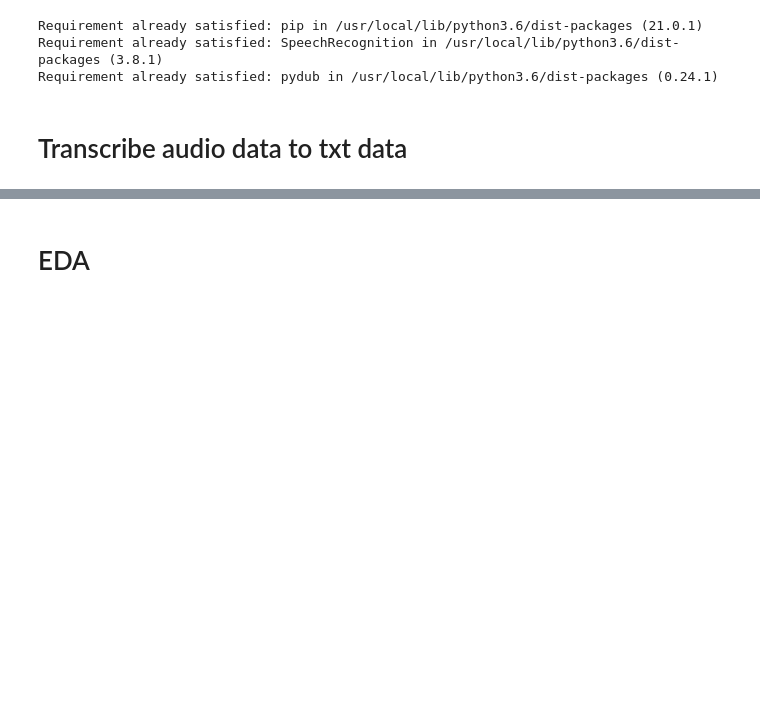
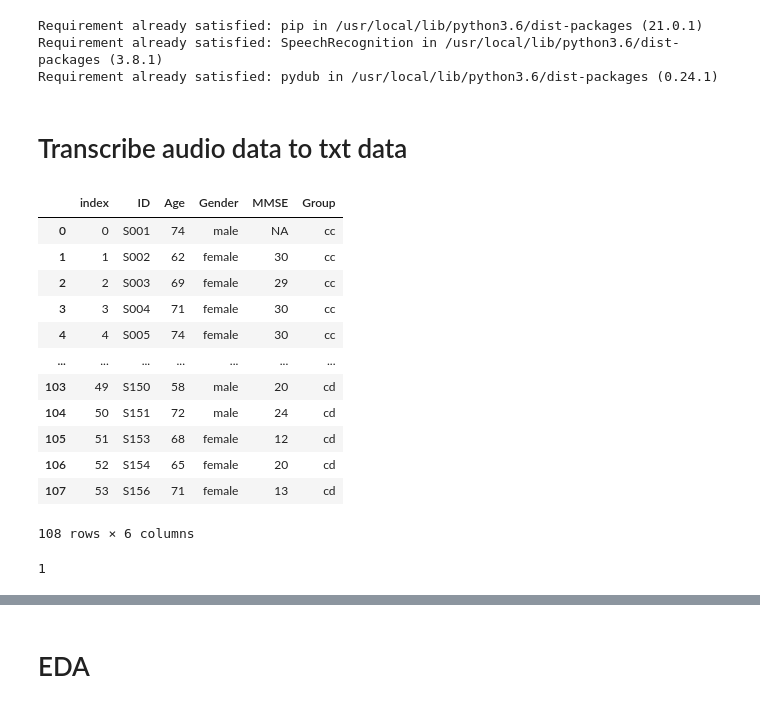
Before and after one commit to W210-SP21-Capstone-Dementia/model, a Jupyter notebook: 2-Speech-to-text.ipynb, the cells around one changed output, grey strips where cells are left out. Saved outputs shown, nothing was run; the diff lists cells and outputs as text; code cells hidden in the pictures; blank space fills up the shorter version.

```diff
--- a/2-Speech-to-text.ipynb
+++ b/2-Speech-to-text.ipynb
@@ -42,3 +42,30 @@ text_path_cd = data_path + '/transcription/cd/'
 lang_ = 'en-US'
 
 r = sr.Recognizer()
+# %%
+meta_cc = pd.read_csv(data_path + '/cc_meta_data.txt', sep=";", header=0,
+                      names = ['ID', 'Age', 'Gender', 'MMSE'])
+meta_cd = pd.read_csv(data_path + '/cd_meta_data.txt', sep=";", header=0,
+                      names = ['ID', 'Age', 'Gender', 'MMSE'])
+
+meta = meta_cc.assign(Group = 'cc').append(meta_cd.assign(Group = 'cd')).reset_index()
+
+meta
+# %% [output]
+|  | index | ID | Age | Gender | MMSE | Group |
+| 0 | 0 | S001 | 74 | male | NA | cc |
+| 1 | 1 | S002 | 62 | female | 30 | cc |
+| 2 | 2 | S003 | 69 | female | 29 | cc |
+| 3 | 3 | S004 | 71 | female | 30 | cc |
+| 4 | 4 | S005 | 74 | female | 30 | cc |
+| ... | ... | ... | ... | ... | ... | ... |
+| 103 | 49 | S150 | 58 | male | 20 | cd |
+| 104 | 50 | S151 | 72 | male | 24 | cd |
+| 105 | 51 | S153 | 68 | female | 12 | cd |
+| 106 | 52 | S154 | 65 | female | 20 | cd |
+| 107 | 53 | S156 | 71 | female | 13 | cd |
+108 rows × 6 columns
+# %%
+sum(meta.MMSE == ' NA')
+# %% [output]
+1
```
Also changed, not shown: parts of 12 cells of this notebook.
